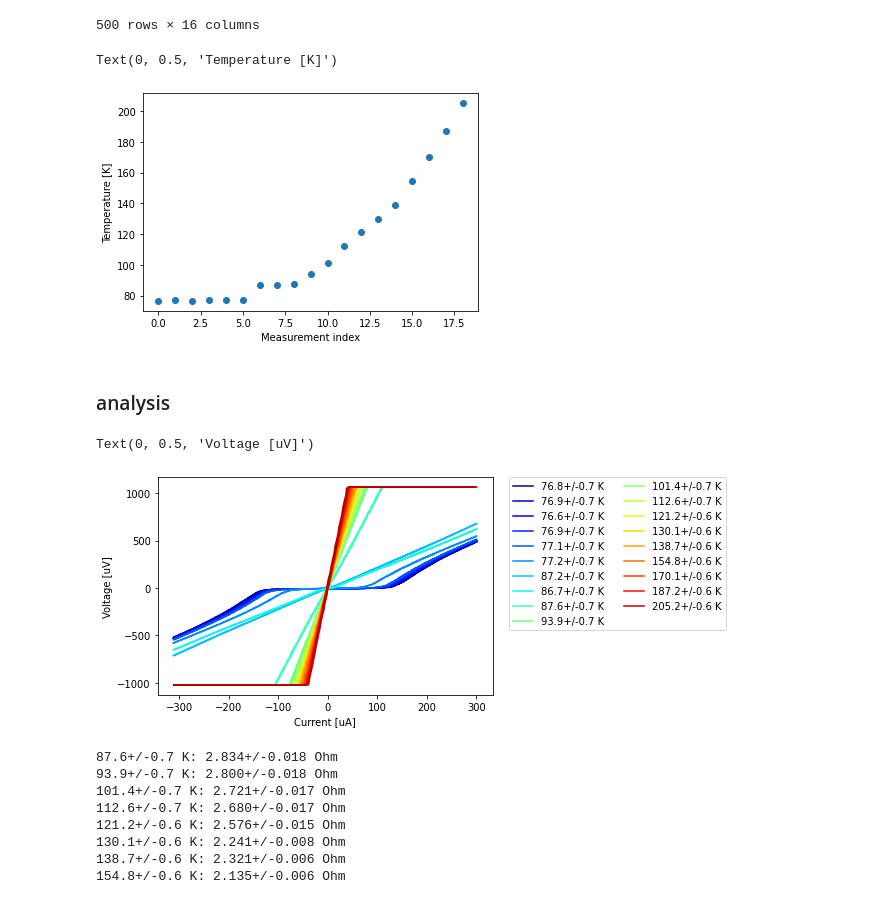
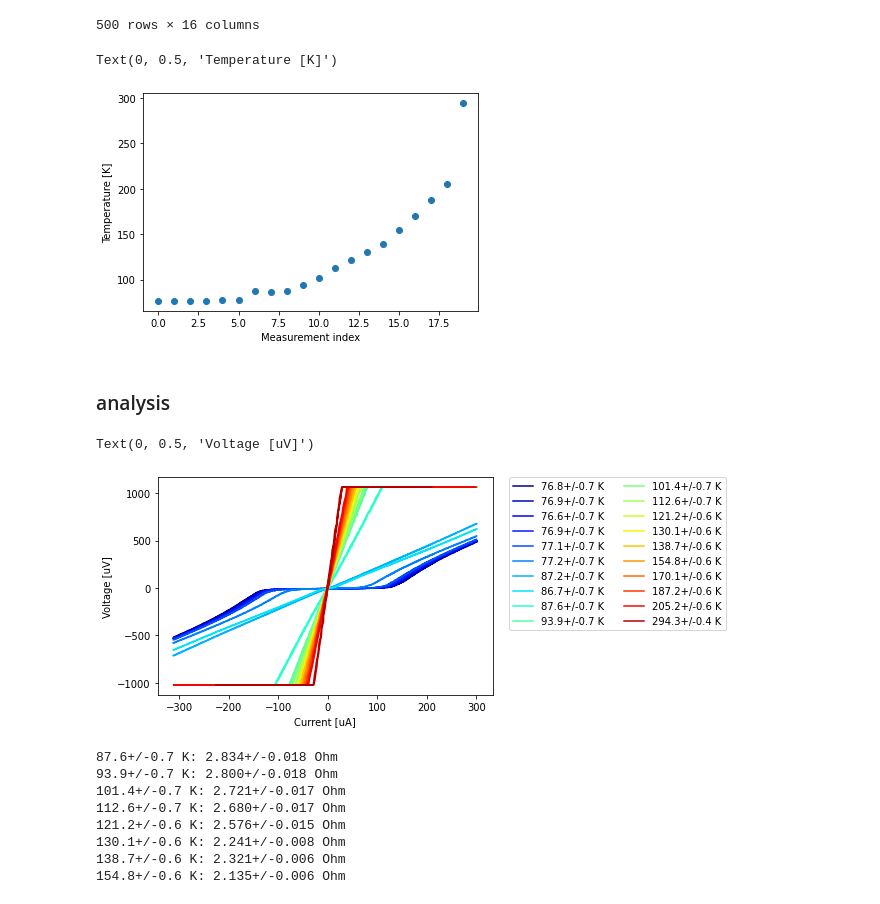
Before and after one commit to emhl/FP1, a Jupyter notebook: SQUID.ipynb, the cells around one changed output. Saved outputs shown, nothing was run; the diff lists cells and outputs as text; code cells hidden in the pictures.

```diff
--- a/SQUID.ipynb
+++ b/SQUID.ipynb
@@ -122,18 +149,19 @@ t1
 | 499 | 214.312039 | 268.395321 | 213.292556 | 269.413650 | 213.547427 | 280.360680 | 213.547427 | 286.470651 | 214.057168 | 306.073473 | 213.292556 | ... |
 500 rows × 16 columns
 # %%
-voltages = [986, 985.8, 986.6, 985.7, 985.2, 984.8, 958, 959.5, 957, 940, 920, 890, 867, 843, 820, 777, 736,690,642]
+voltages = [986, 985.8, 986.6, 985.7, 985.2, 984.8, 958, 959.5, 957, 940, 920, 890, 867, 843, 820, 777, 736,690,642,0]
 temps = temp(unp.uarray(voltages, 1.2)*1e-3)
+temps[-1]= calibr_temp[0]
 plt.scatter(range(len(temps)), unp.nominal_values(temps), label='measured temperatures')
 plt.xlabel('Measurement index')
 plt.ylabel('Temperature [K]')
 # %% [output]
 Text(0, 0.5, 'Temperature [K]')
-[figure, old version]
+[figure, new version]
 # %% [markdown]
 ### analysis
 # %%
-plots = 19
+plots = 20
 
 # part 1
 for i in range(8):
@@ -146,13 +174,15 @@ for i in range(8):
 for i in range(3):
     plt.plot(t3[f'{i}_x'], t3[f'{i}_y'], label=f'{temps[i+16]} K', c= mapcolors(plots)[i+16])
 
+plt.plot(room_temp['0_x'], room_temp['0_y'], label=f'{calibr_temp[0] } K', c= mapcolors(plots)[-1])
+
 plt.legend(bbox_to_anchor=(1.05, 1), loc='upper left', borderaxespad=0., ncol=2)
 
 plt.xlabel('Current [uA]')
 plt.ylabel('Voltage [uV]')
 # %% [output]
 Text(0, 0.5, 'Voltage [uV]')
-[figure, old version]
+[figure, new version]
 # %%
 def linfit(x, a, b):
     return a*x + b
```
Also changed, not shown: parts of 6 cells of this notebook.
